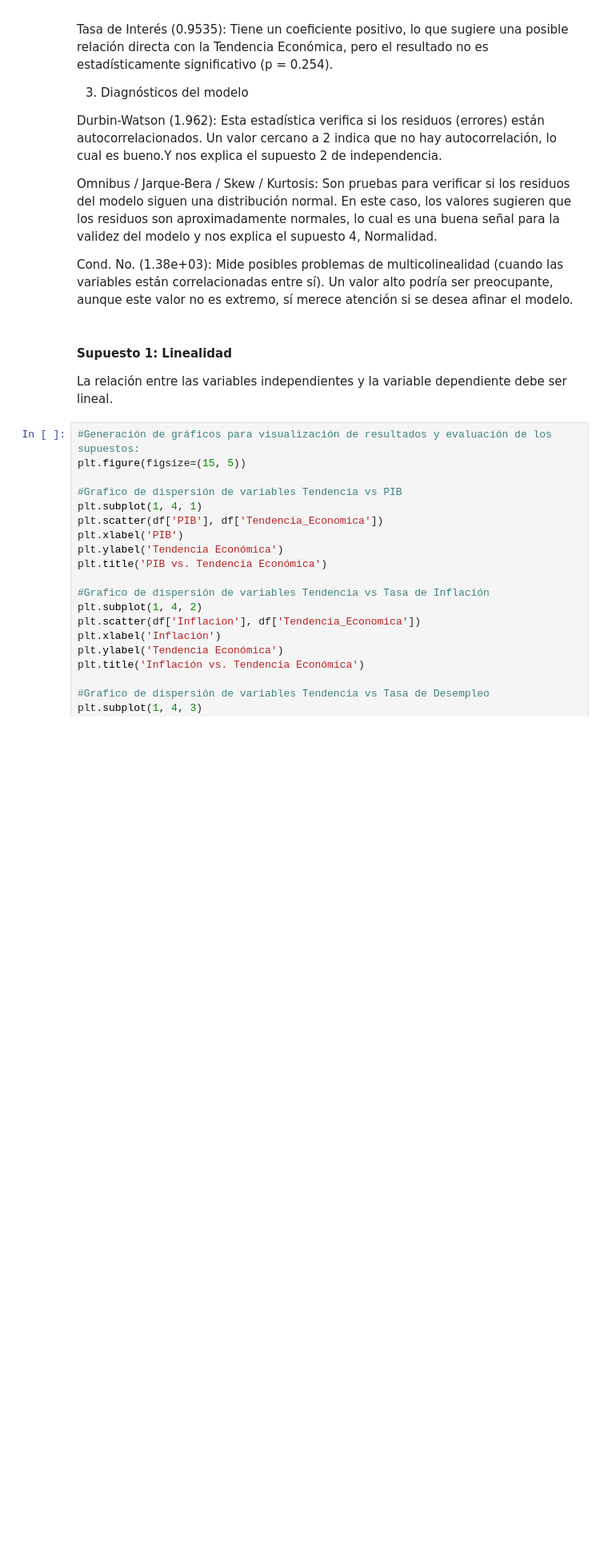
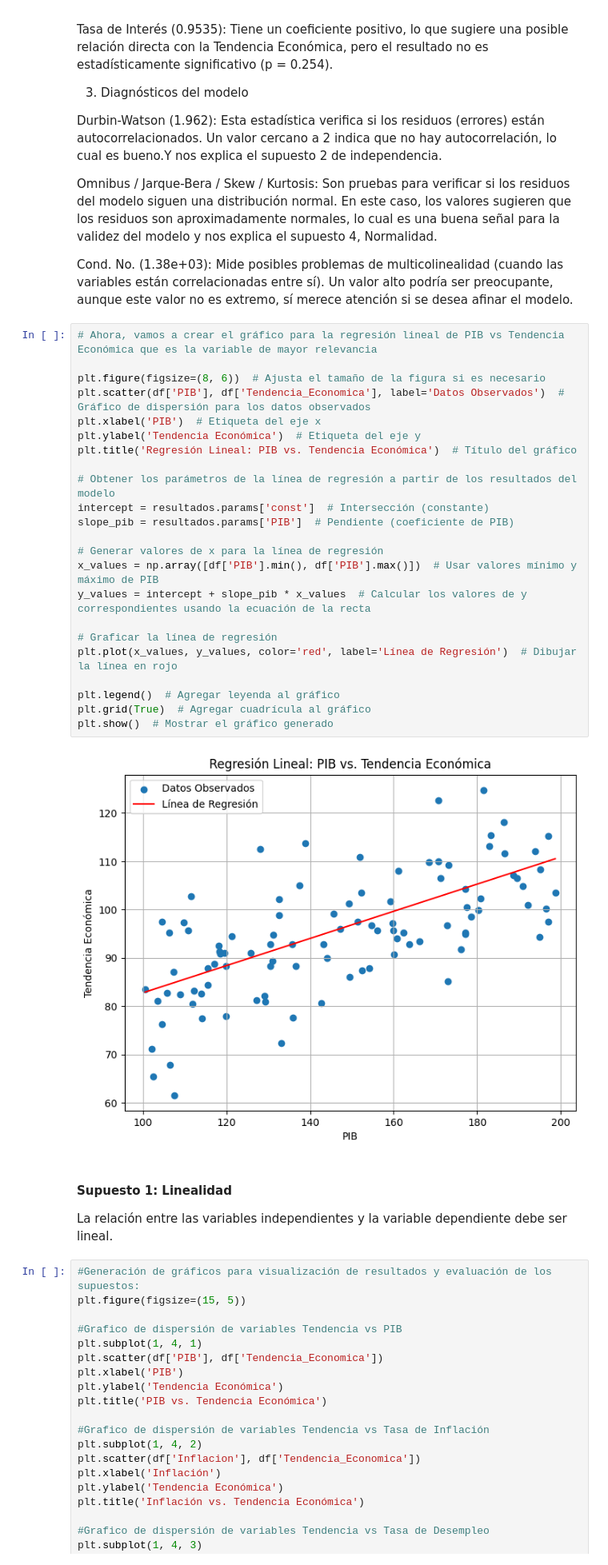
Before and after one commit to martings94/mates-b-sicas, a Jupyter notebook: Regresión_lineal_Matemáticas_CdD.ipynb, the cells around one changed output. Shown at 80% size. Saved outputs shown, nothing was run; the diff lists cells and outputs as text; blank space fills up the shorter version.

```diff
--- a/Regresión_lineal_Matemáticas_CdD.ipynb
+++ b/Regresión_lineal_Matemáticas_CdD.ipynb
@@ -205,6 +205,31 @@ Durbin-Watson (1.962): Esta estadística verifica si los residuos (errores) est
 Omnibus / Jarque-Bera / Skew / Kurtosis: Son pruebas para verificar si los residuos del modelo siguen una distribución normal. En este caso, los valores sugieren que los residuos son aproximadamente normales, lo cual es una buena señal para la validez del modelo y nos explica el supuesto 4, Normalidad.
 
 Cond. No. (1.38e+03): Mide posibles problemas de multicolinealidad (cuando las variables están correlacionadas entre sí). Un valor alto podría ser preocupante, aunque este valor no es extremo, sí merece atención si se desea afinar el modelo.
+# %%
+# Ahora, vamos a crear el gráfico para la regresión lineal de PIB vs Tendencia Económica que es la variable de mayor relevancia
+
+plt.figure(figsize=(8, 6))  # Ajusta el tamaño de la figura si es necesario
+plt.scatter(df['PIB'], df['Tendencia_Economica'], label='Datos Observados')  # Gráfico de dispersión para los datos observados
+plt.xlabel('PIB')  # Etiqueta del eje x
+plt.ylabel('Tendencia Económica')  # Etiqueta del eje y
+plt.title('Regresión Lineal: PIB vs. Tendencia Económica')  # Título del gráfico
+
+# Obtener los parámetros de la línea de regresión a partir de los resultados del modelo
+intercept = resultados.params['const']  # Intersección (constante)
+slope_pib = resultados.params['PIB']  # Pendiente (coeficiente de PIB)
+
+# Generar valores de x para la línea de regresión
+x_values = np.array([df['PIB'].min(), df['PIB'].max()])  # Usar valores mínimo y máximo de PIB
+y_values = intercept + slope_pib * x_values  # Calcular los valores de y correspondientes usando la ecuación de la recta
+
+# Graficar la línea de regresión
+plt.plot(x_values, y_values, color='red', label='Línea de Regresión')  # Dibujar la línea en rojo
+
+plt.legend()  # Agregar leyenda al gráfico
+plt.grid(True)  # Agregar cuadrícula al gráfico
+plt.show()  # Mostrar el gráfico generado
+# %% [output]
+[figure, added]
 # %% [markdown]
 #### Supuesto 1: Linealidad
 La relación entre las variables independientes y la variable dependiente debe ser lineal.
```
Also changed, not shown: parts of 2 cells of this notebook.
